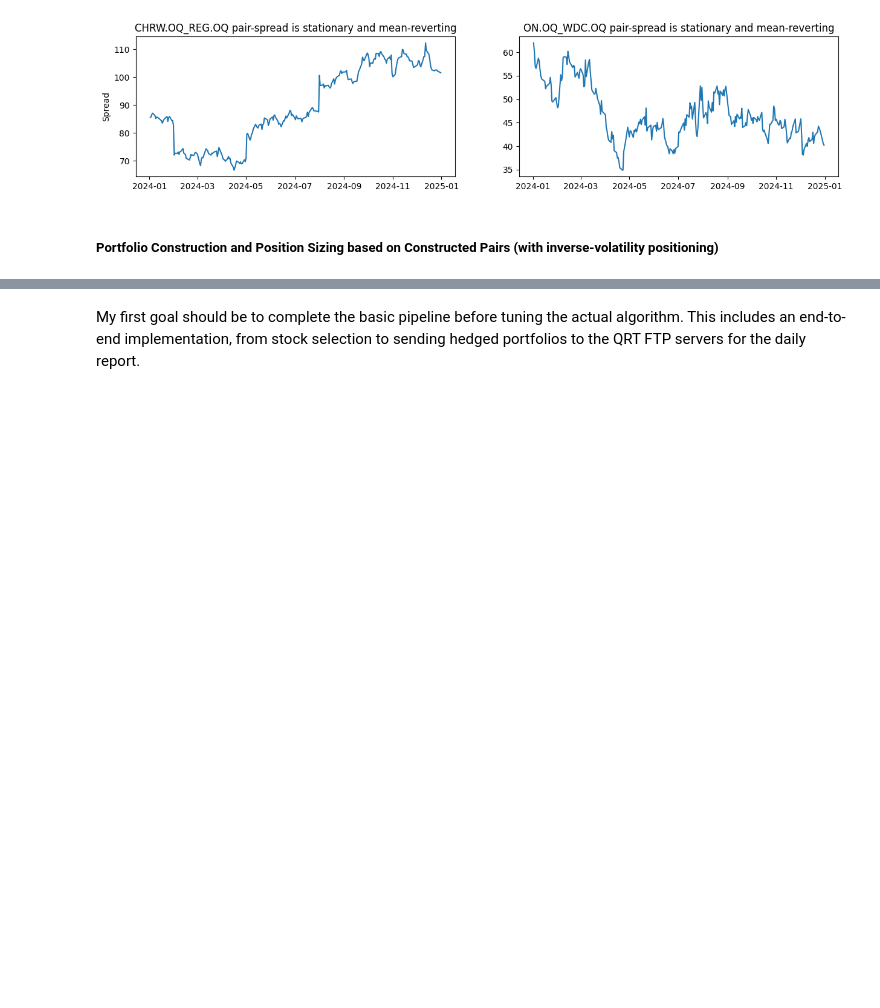
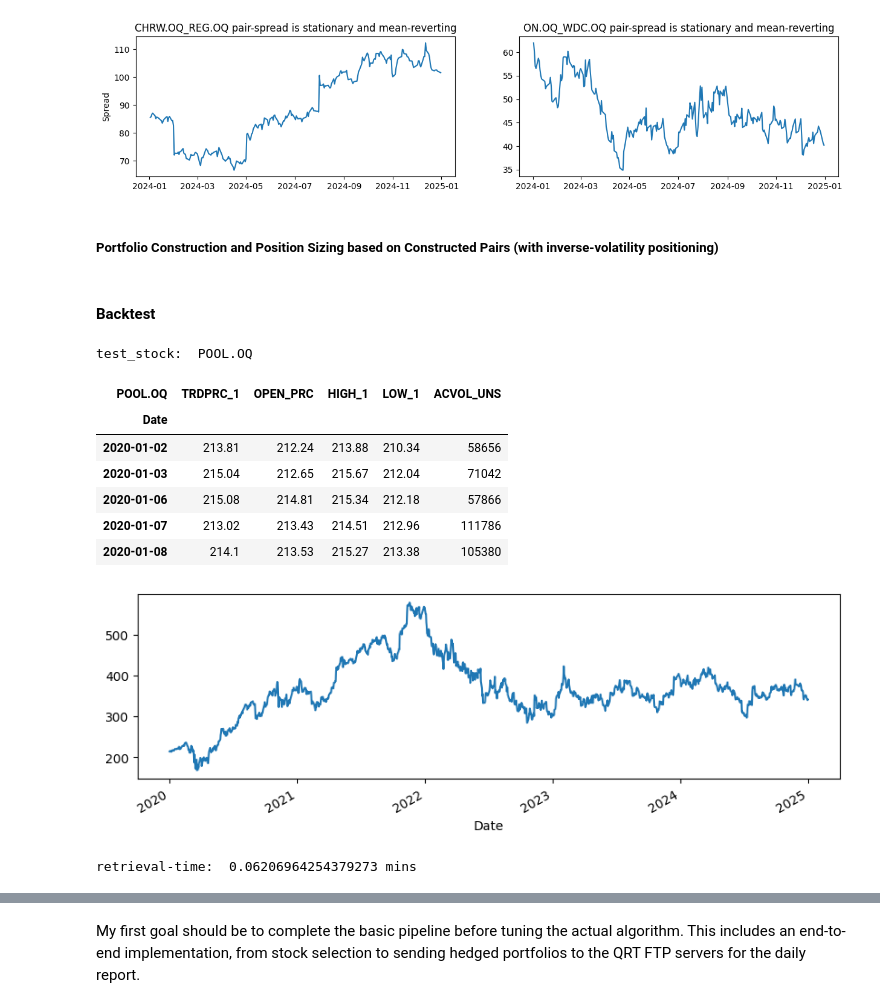
Before and after one commit to AlikMon88/ML-Pairs-Open, a Jupyter notebook: Research/research.ipynb, the cells around one changed output, grey strips where cells are left out. Drawn from its saved outputs; the diff is of its cells as text; code cells hidden in the pictures; blank space fills up the shorter version.

Commit message:
add backtest

```diff
--- a/Research/research.ipynb
+++ b/Research/research.ipynb
@@ -116,7 +116,8 @@ display(df_uni10.head(5))
 
 print(df_uni10.shape)
 
-# for nm in universe_creation():
-#     print('NAME:', nm)
-#     display(df_uni10[nm].head(2))
+for nm in stocks:
+    print('NAME:', nm)
+    display(df_uni10[nm].head(2))
+    break
 # %% [output]
@@ -435,0 +494,2 @@ plt.show()
+# %% [markdown]
+#### Backtest
@@ -435,0 +501,31 @@ plt.show()
+# %%
+hist_start_time =  "2020-01-01"
+hist_end_time = "2024-12-31"
+
+test_stock = stocks[0]
+print('test_stock: ', test_stock)
+# %% [output]
+test_stock:  POOL.OQ
+# %%
+ft = time.time()
+df_test_data = rd.get_history(universe=test_stock, fields=tmp_fields, interval="1D", start = hist_start_time, end = hist_end_time).dropna()
+lt = time.time()
+
+display(df_test_data.head(5))
+
+plt.figure(figsize=(10, 3))
+
+df_test_data['TRDPRC_1'].plot()
+plt.show()
+
+print('retrieval-time: ', (lt - ft) / 60, 'mins')
+# %% [output]
+| POOL.OQ | TRDPRC_1 | OPEN_PRC | HIGH_1 | LOW_1 | ACVOL_UNS |
+| Date |  |  |  |  |  |
+| 2020-01-02 | 213.81 | 212.24 | 213.88 | 210.34 | 58656 |
+| 2020-01-03 | 215.04 | 212.65 | 215.67 | 212.04 | 71042 |
+| 2020-01-06 | 215.08 | 214.81 | 215.34 | 212.18 | 57866 |
+| 2020-01-07 | 213.02 | 213.43 | 214.51 | 212.96 | 111786 |
+| 2020-01-08 | 214.1 | 213.53 | 215.27 | 213.38 | 105380 |
+[figure, added]
+retrieval-time:  0.06206964254379273 mins
```
Also changed, not shown: parts of 6 cells of this notebook, 1 other file.
